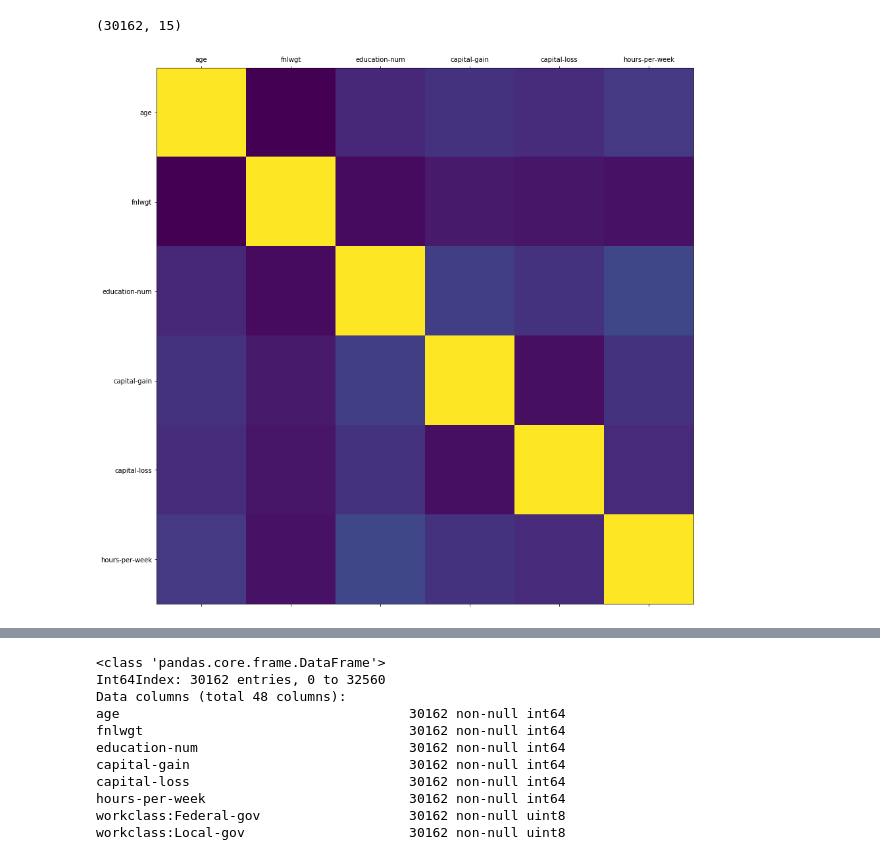
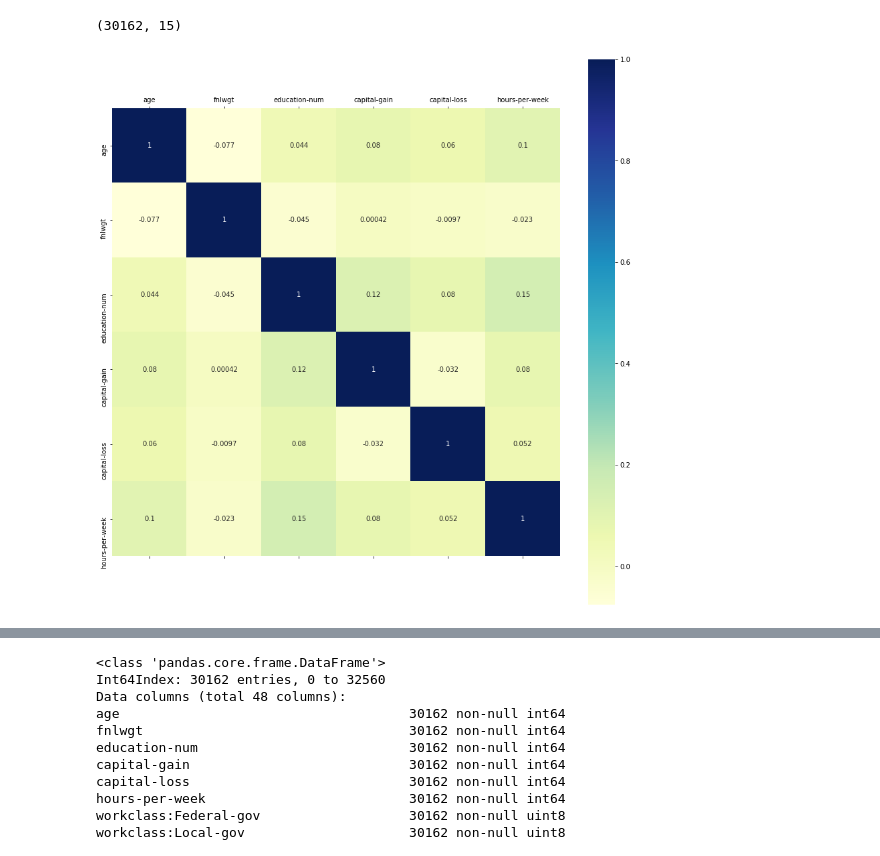
Before and after one commit to jayMalnika/Inkey-Solution-Assignment, a Jupyter notebook: Final.ipynb, the cells around one changed output, grey strips where cells are left out. Saved outputs shown, nothing was run; the diff lists cells and outputs as text; code cells hidden in the pictures.

```diff
--- a/Final.ipynb
+++ b/Final.ipynb
@@ -109,10 +109,13 @@ train_set.shape
 # %%
 # find correlations between columns
 corr= train_set.corr()
 fig, ax =plt.subplots(figsize=(15,15))
 ax.matshow(corr)
 plt.xticks(range(len(corr.columns)),corr.columns)
 plt.yticks(range(len(corr.columns)),corr.columns)
+# plt.show()
+
+sns.heatmap(corr, cmap="YlGnBu", annot=True)
 plt.show()
 # %% [output]
-[figure, old version]
+[figure, new version]
```
Also changed, not shown: parts of 5 cells of this notebook.
